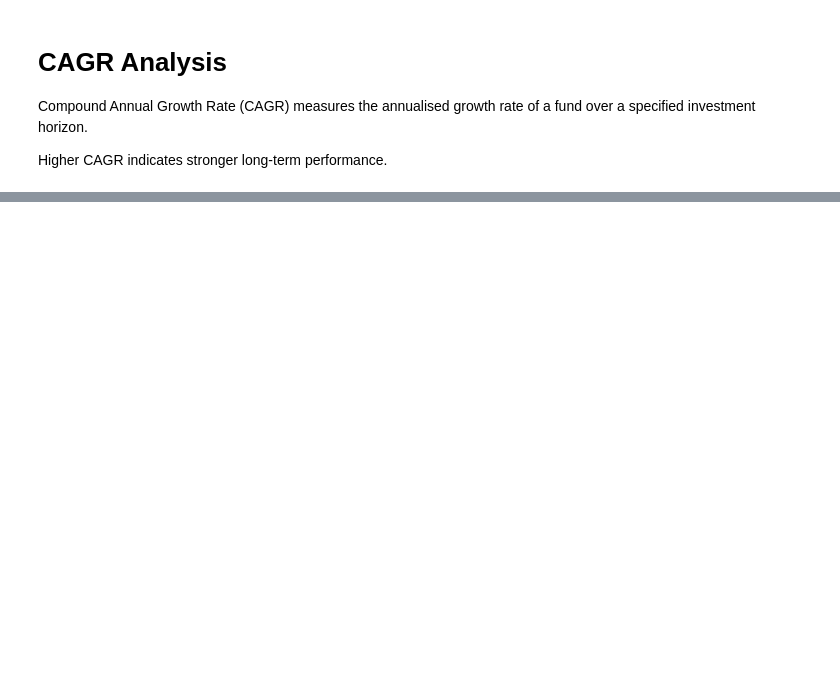
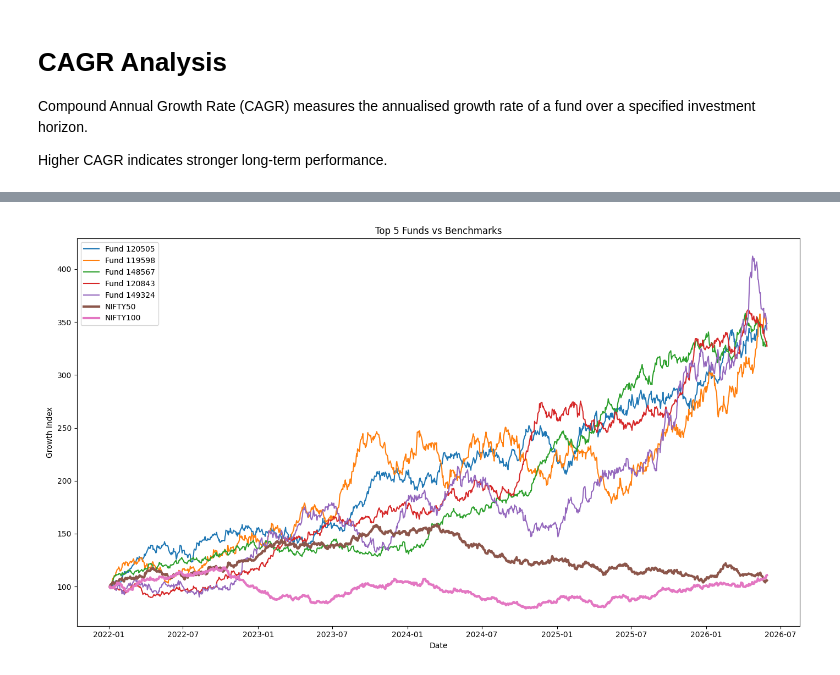
Before and after one commit to AN-ai-del/fintech-project, a Jupyter notebook: notebooks/Performance_Analytics.ipynb, the cells around one changed output, grey strips where cells are left out. Saved outputs shown, nothing was run; the diff lists cells and outputs as text; code cells hidden in the pictures; blank space fills up the shorter version.

```diff
--- a/notebooks/Performance_Analytics.ipynb
+++ b/notebooks/Performance_Analytics.ipynb
@@ -55,0 +217,10 @@ Higher CAGR indicates stronger long-term performance.
+# %%
+from IPython.display import Image, display
+
+display(
+    Image(
+        filename="../reports/charts/benchmark_comparison.png"
+    )
+)
+# %% [output]
+[figure, added]
```
Also changed, not shown: parts of 15 cells of this notebook.
